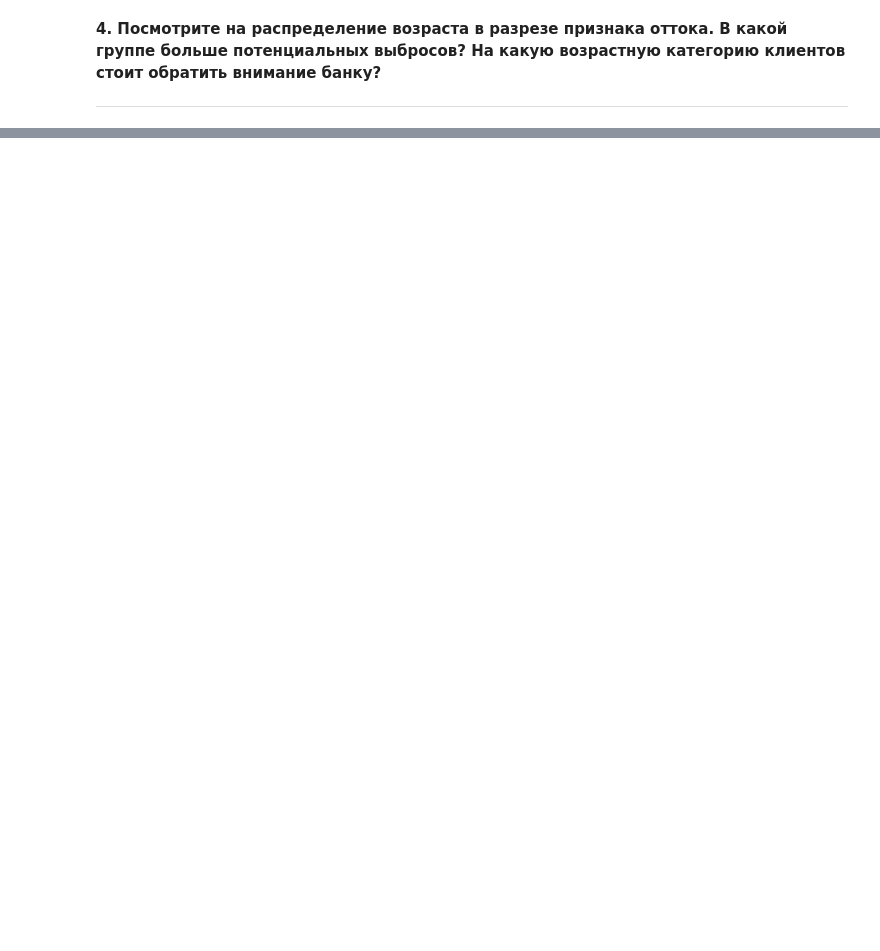
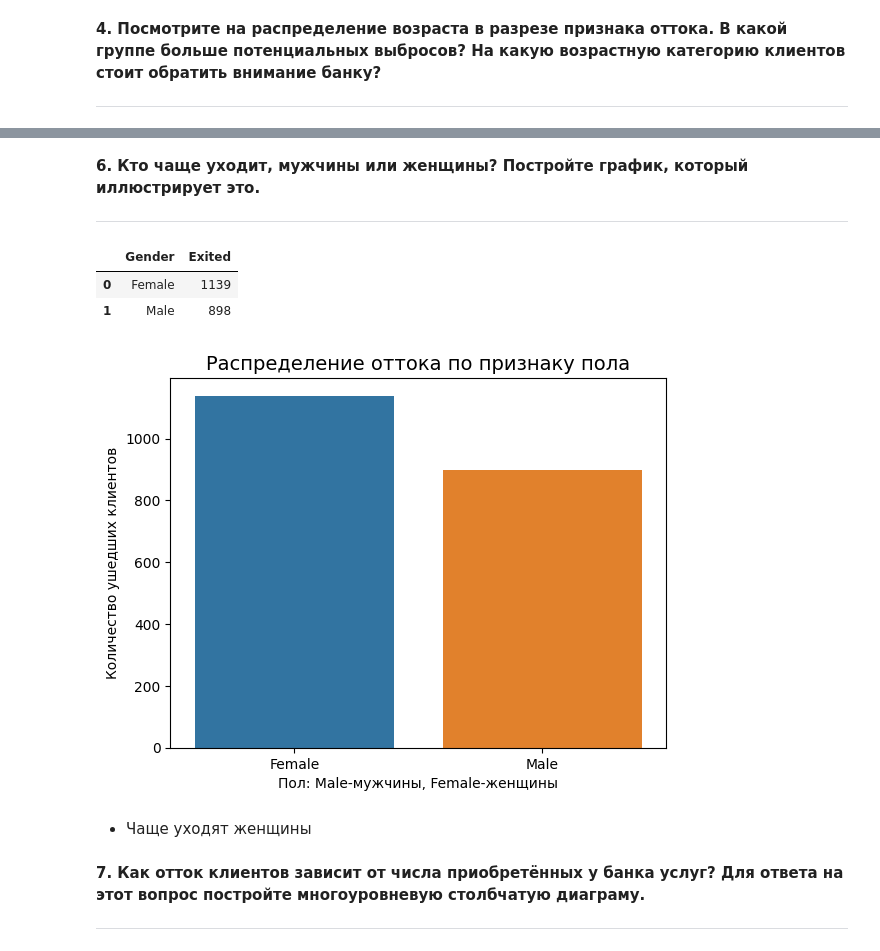
Before and after one commit to Tatpraded/DS_1017_Praded, a Jupyter notebook: Визуализация_постороение_графиков_Банк/churn.ipynb, the cells around one changed output, grey strips where cells are left out. Saved outputs shown, nothing was run; the diff lists cells and outputs as text; code cells hidden in the pictures; blank space fills up the shorter version.

```diff
--- a/Визуализация_постороение_графиков_Банк/churn.ipynb
+++ b/Визуализация_постороение_графиков_Банк/churn.ipynb
@@ -208,0 +236,22 @@ fig2.show()
+# %% [markdown]
+**6. Кто чаще уходит, мужчины или женщины? Постройте график, который иллюстрирует это.**
+_____________________________________________________________
+# %%
+gender_exited = churn_data_df.groupby('Gender', as_index=False)['Exited'].sum()
+display(gender_exited)
+# %% [output]
+|  | Gender | Exited |
+| 0 | Female | 1139 |
+| 1 | Male | 898 |
+# %%
+barplot= sns.barplot(x="Gender", y="Exited", orient='v',data=gender_exited)
+barplot.set_title('Распределение оттока по признаку пола', fontsize=14);
+barplot.set_xlabel('Пол: Male-мужчины, Female-женщины');
+barplot.set_ylabel('Количество ушедших клиентов');
+# %% [output]
+[figure, added]
+# %% [markdown]
+- Чаще уходят женщины
+# %% [markdown]
+**7. Как отток клиентов зависит от числа приобретённых у банка услуг? Для ответа на этот вопрос постройте многоуровневую столбчатую диаграму.**
+______________________________________________
```
Also changed, not shown: parts of 21 cells of this notebook.
